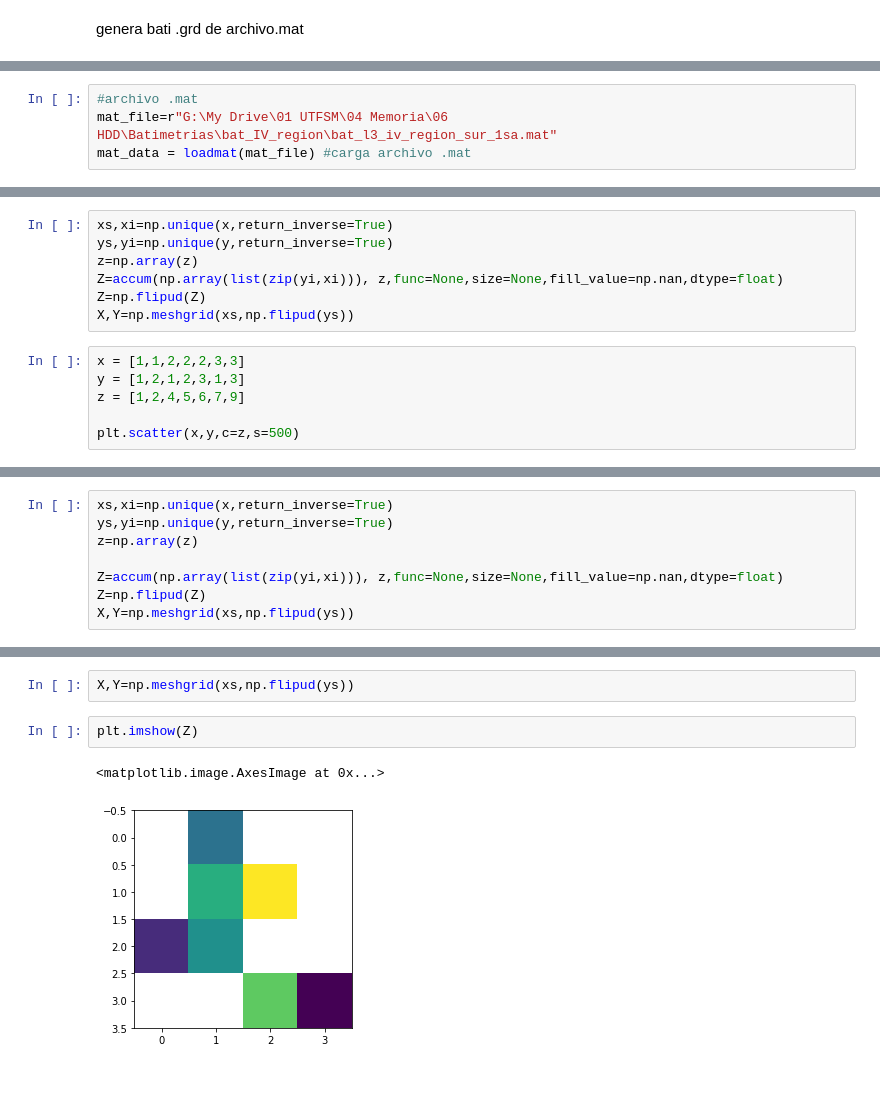
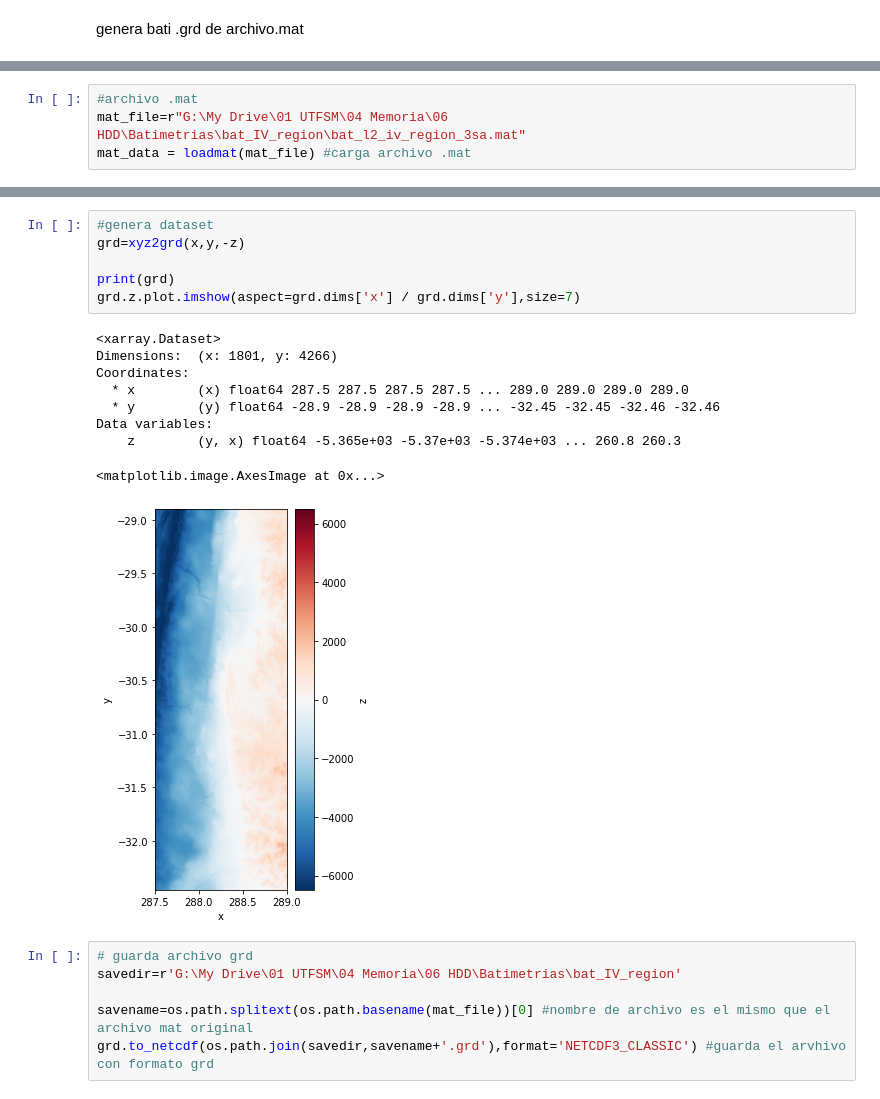
Before and after one commit to Maurici0-Diaz/Resonancia, a Jupyter notebook: mat2grd.ipynb, the cells around one changed output, grey strips where cells are left out. Drawn from its saved outputs; the diff is of its cells as text.

Commit message:
Leer archivos .mat en python

```diff
--- a/mat2grd.ipynb
+++ b/mat2grd.ipynb
@@ -8,6 +10,6 @@ import matplotlib.pyplot as plt
 # %%
 #archivo .mat
-mat_file=r"G:\My Drive\01 UTFSM\04 Memoria\06 HDD\Batimetrias\bat_IV_region\bat_l3_iv_region_sur_1sa.mat"
+mat_file=r"G:\My Drive\01 UTFSM\04 Memoria\06 HDD\Batimetrias\bat_IV_region\bat_l2_iv_region_3sa.mat"
 mat_data = loadmat(mat_file) #carga archivo .mat
 # %%
 # ver contenidos (key) del archivo .mat
@@ -29,16 +32,3 @@ bat      [[ 288.1         -30.877      1851.92567484]
 x=mat_data['bat'][:,0]
 y=mat_data['bat'][:,1]
 z=mat_data['bat'][:,2]
-# %%
-xs,xi=np.unique(x,return_inverse=True)
-ys,yi=np.unique(y,return_inverse=True)
-z=np.array(z)
-Z=accum(np.array(list(zip(yi,xi))), z,func=None,size=None,fill_value=np.nan,dtype=float)
-Z=np.flipud(Z)
-X,Y=np.meshgrid(xs,np.flipud(ys))
-# %%
-x = [1,1,2,2,2,3,3]
-y = [1,2,1,2,3,1,3]
-z = [1,2,4,5,6,7,9]
-
-plt.scatter(x,y,c=z,s=500)
@@ -48,8 +34,0 @@ plt.scatter(x,y,c=z,s=500)
-# %%
-xs,xi=np.unique(x,return_inverse=True)
-ys,yi=np.unique(y,return_inverse=True)
-z=np.array(z)
-
-Z=accum(np.array(list(zip(yi,xi))), z,func=None,size=None,fill_value=np.nan,dtype=float)
-Z=np.flipud(Z)
-X,Y=np.meshgrid(xs,np.flipud(ys))
@@ -66,7 +35,22 @@ plt.imshow(Z)
-# %%
-X,Y=np.meshgrid(xs,np.flipud(ys))
-# %%
-plt.imshow(Z)
-# %% [output]
-<matplotlib.image.AxesImage at 0x...>
-[figure, removed]
+# %%
+#genera dataset
+grd=xyz2grd(x,y,-z)
+
+print(grd)
+grd.z.plot.imshow(aspect=grd.dims['x'] / grd.dims['y'],size=7)
+# %% [output]
+<xarray.Dataset>
+Dimensions:  (x: 1801, y: 4266)
+Coordinates:
+  * x        (x) float64 287.5 287.5 287.5 287.5 ... 289.0 289.0 289.0 289.0
+  * y        (y) float64 -28.9 -28.9 -28.9 -28.9 ... -32.45 -32.45 -32.46 -32.46
+Data variables:
+    z        (y, x) float64 -5.365e+03 -5.37e+03 -5.374e+03 ... 260.8 260.3
+<matplotlib.image.AxesImage at 0x...>
+[figure, added]
+# %%
+# guarda archivo grd
+savedir=r'G:\My Drive\01 UTFSM\04 Memoria\06 HDD\Batimetrias\bat_IV_region'
+
+savename=os.path.splitext(os.path.basename(mat_file))[0] #nombre de archivo es el mismo que el archivo mat original
+grd.to_netcdf(os.path.join(savedir,savename+'.grd'),format='NETCDF3_CLASSIC') #guarda el arvhivo con formato grd
```
Also changed, not shown: parts of 6 cells of this notebook.
